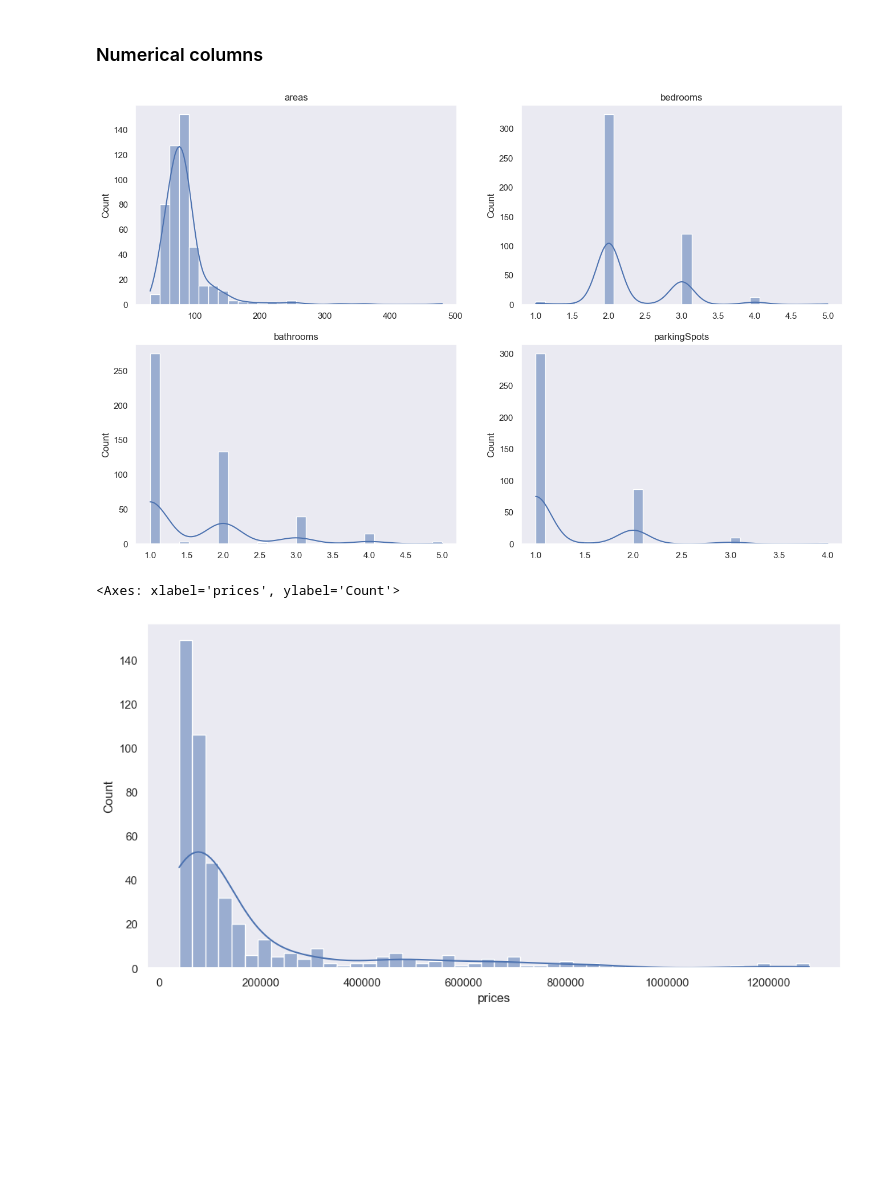
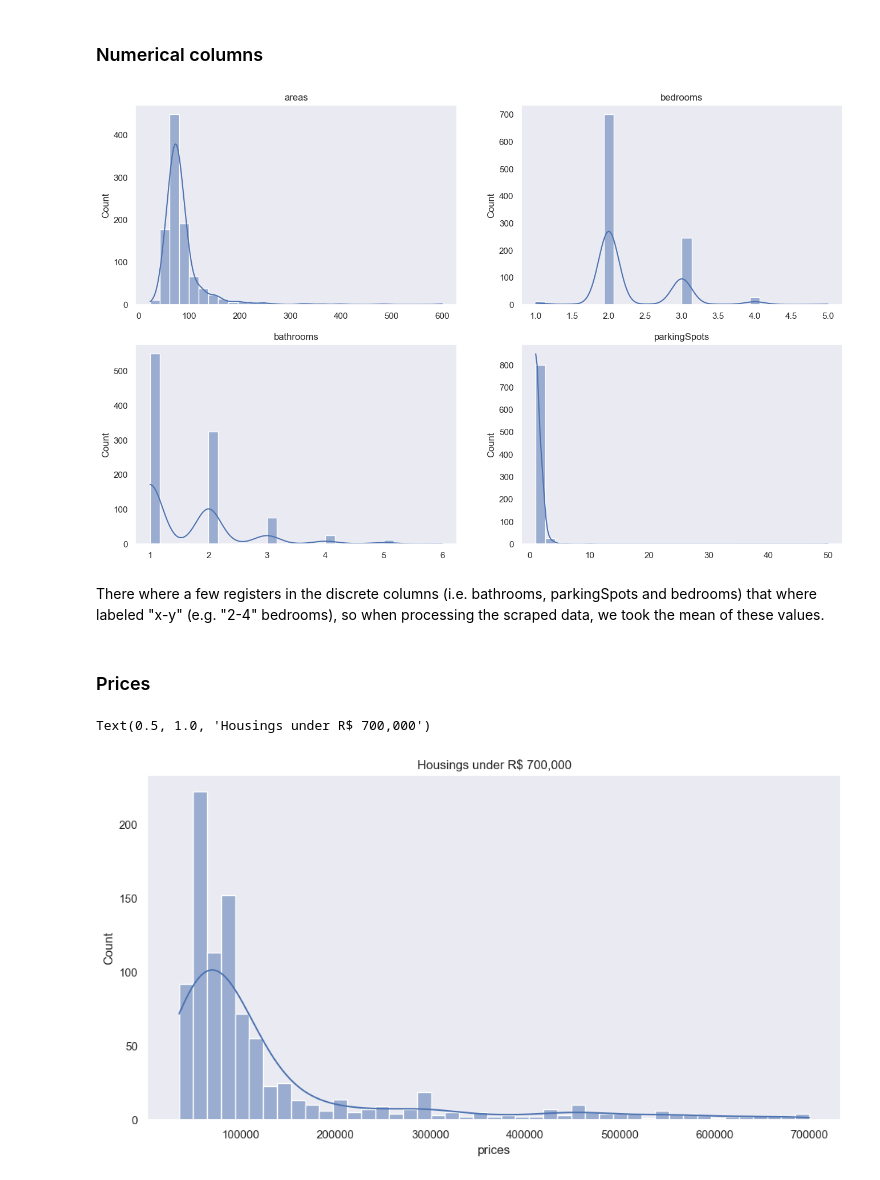
Before and after one commit to Ednaxx/salvador-housing-price-predictor, a Jupyter notebook: src/notebooks/initial-eda.ipynb, the cells around one changed output. Cells and saved outputs as stored; diff of their text form; code cells hidden in the pictures; blank space fills up the shorter version.

Commit message:
Loaded more data and finished initial EDA

```diff
--- a/src/notebooks/initial-eda.ipynb
+++ b/src/notebooks/initial-eda.ipynb
@@ -62,0 +71,4 @@ df.describe()
+# %%
+df = df[~(df.prices.isna())]
+df = df[~(df.areas > 2000)]
+df.describe()
@@ -72,11 +94,16 @@ for i in range(2):
         axs[i][j].set_title(categories[i][j])
         sns.histplot(x=df[categories[i][j]], bins=30, ax=axs[i][j], kde=True).set(xlabel=None)
 # %% [output]
-[figure, old version]
+[figure, new version]
+# %% [markdown]
+There where a few registers in the discrete columns (i.e. bathrooms, parkingSpots and bedrooms) that where labeled "x-y" (e.g. "2-4" bedrooms),
+ so when processing the scraped data, we took the mean of these values.
+# %% [markdown]
+### Prices
 # %%
 plt.figure(figsize=(12,6))
 plt.ticklabel_format(style='plain', axis='x')
-sns.histplot(x=df.prices, kde=True)
+sns.histplot(x=df[df.prices < 700000].prices, kde=True).set_title("Housings under R$ 700,000")
 # %% [output]
-<Axes: xlabel='prices', ylabel='Count'>
+Text(0.5, 1.0, 'Housings under R$ 700,000')
-[figure, old version]
+[figure, new version]
```
Also changed, not shown: parts of 29 cells of this notebook, 1 other file.
